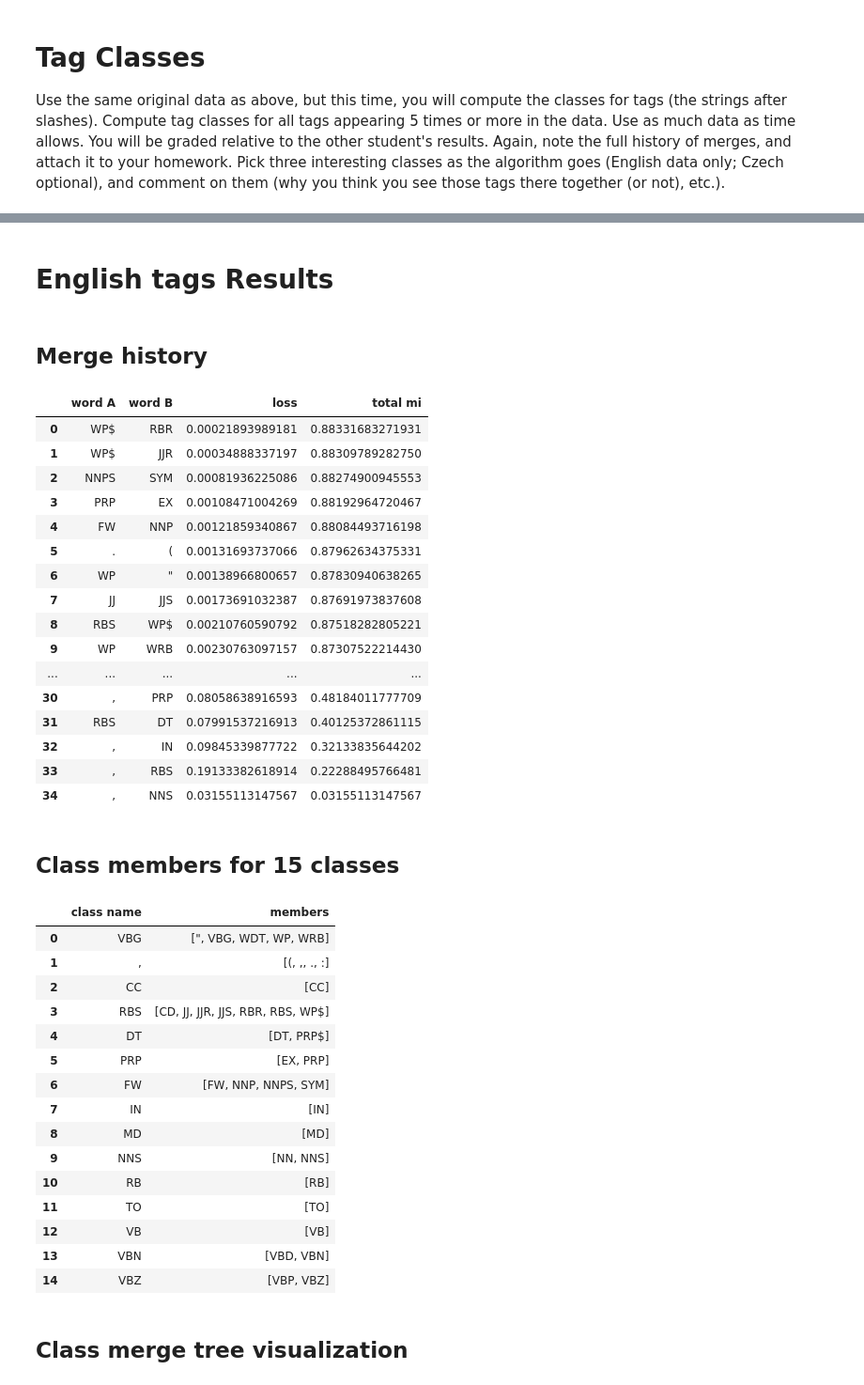
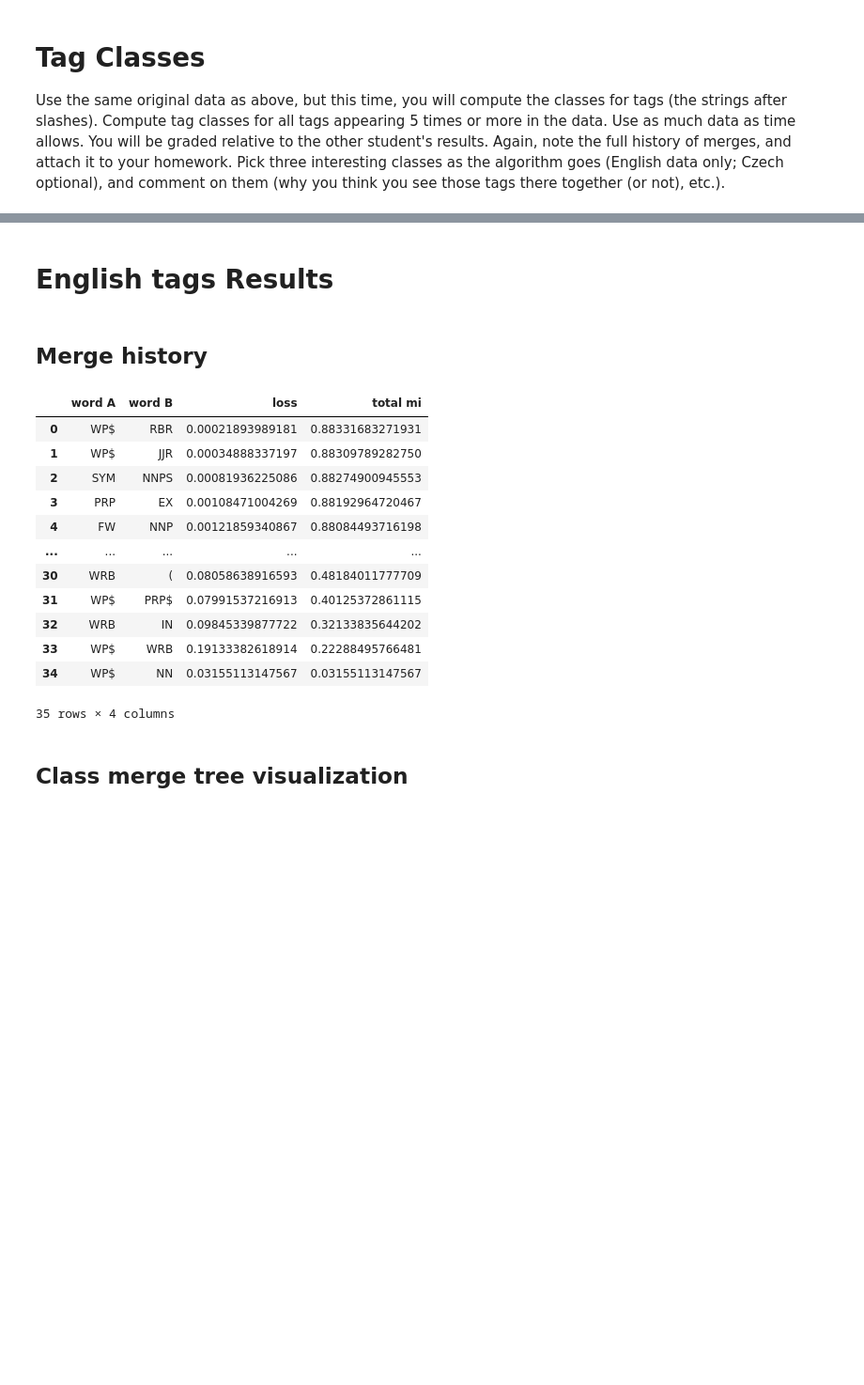
Before and after one commit to kukas/Words-and-The-Company-They-Keep, a Jupyter notebook: Word Classes.ipynb, the cells around one changed output, grey strips where cells are left out. Shown at 94% size. Saved outputs shown, nothing was run; the diff lists cells and outputs as text; code cells hidden in the pictures; blank space fills up the shorter version.

```diff
--- a/Word Classes.ipynb
+++ b/Word Classes.ipynb
@@ -50,9 +62,6 @@ def compute_full_hierarchy(data_path, input_data_type, occurence_threshold=10, l
     # Process first 8000 words
     word_list = word_list[:line_limit]
 
-    # Create vocabulary using the word list
-    # vocabulary = {word: idx for idx, word in enumerate(set(word_list))}
-
     # Create list of bigrams
     bigram_list = list(pairs(word_list, distance=1))
     bigram_list_mapped = bigram_list
@@ -60,7 +69,6 @@ def compute_full_hierarchy(data_path, input_data_type, occurence_threshold=10, l
     # Find N most common words and prepare the initial word classes
     _unigram_counts = Counter(word_list)
     _classes_list = [word for word, count in _unigram_counts.items() if count >= occurence_threshold]
-    _classes_list = sorted(_classes_list)
     classes = Classes(_classes_list)
 
     N = len(bigram_list)
@@ -95,7 +103,6 @@ def compute_full_hierarchy(data_path, input_data_type, occurence_threshold=10, l
         min_Lab = None
         min_a = None
         min_b = None
-
         unique_classes = classes.get_unique_classes()
         for i, a in enumerate(unique_classes):
             for b in unique_classes[i+1:]:
@@ -105,6 +112,12 @@ def compute_full_hierarchy(data_path, input_data_type, occurence_threshold=10, l
                     min_Lab = Lab
                     min_a = a
                     min_b = b
+
+#         Inspect the merging of the classes "The" and "the"
+#         if min_a in ["the", "The"] or min_b in ["the", "The"]:
+#             print(min_a, min_b, min_Lab)
+#             print("the", "The", compute_loss("the", "The", bigram_counts, left_unigram_counts, right_unigram_counts, s, q, N))
+#             print("The", "the", compute_loss("The", "the", bigram_counts, left_unigram_counts, right_unigram_counts, s, q, N))
 
         classes.merge_classes(min_a, min_b)
         k -= 1
@@ -123,15 +136,20 @@ def compute_full_hierarchy(data_path, input_data_type, occurence_threshold=10, l
 from IPython.core.display import display, HTML
 from graphviz import Digraph
 
-
 def display_experiment(experiment_name, merge_history, class_members):
-    pd.set_option('display.max_rows', None)
+    pd.set_option('display.max_rows', 30)
     pd.set_option('display.max_colwidth', None)
     pd.set_option('float_format', '{:,.14f}'.format)
 
     display(HTML(f'<h1>{experiment_name} Results</h1>'))
     display(HTML(f'<h2>Merge history</h2>'))
-    display(pd.DataFrame(merge_history))
+    merge_history_df = pd.DataFrame(merge_history)
+    display(merge_history_df)
+
+    # output to file
+    filename = experiment_name.replace(" ", "_")
+    merge_history_df.to_csv(f"output_word_classes/merge_history_{filename}.csv")
+
     if class_members is not None:
         display(HTML(f'<h2>Class members for 15 classes</h2>'))
         display(pd.DataFrame({
@@ -299,43 +327,22 @@ Wall time: 1min 34s
 # %%
 %%time
-merge_history, class_members_k15 = compute_full_hierarchy("data/TEXTEN1.ptg", 1, occurence_threshold=5, line_limit=999999, save_class_members_at_k=15)
-display_experiment("English tags", merge_history, class_members_k15)
+merge_history, class_members = compute_full_hierarchy("data/TEXTEN1.ptg", 1, occurence_threshold=5, line_limit=999999, save_class_members_at_k=23)
+display_experiment("English tags", merge_history, None)
 # %% [output]
 English tags Results
 Merge history
 |  | word A | word B | loss | total mi |
 | 0 | WP$ | RBR | 0.00021893989181 | 0.88331683271931 |
 | 1 | WP$ | JJR | 0.00034888337197 | 0.88309789282750 |
-| 2 | NNPS | SYM | 0.00081936225086 | 0.88274900945553 |
+| 2 | SYM | NNPS | 0.00081936225086 | 0.88274900945553 |
 | 3 | PRP | EX | 0.00108471004269 | 0.88192964720467 |
 | 4 | FW | NNP | 0.00121859340867 | 0.88084493716198 |
-| 5 | . | ( | 0.00131693737066 | 0.87962634375331 |
-| 6 | WP | " | 0.00138966800657 | 0.87830940638265 |
-| 7 | JJ | JJS | 0.00173691032387 | 0.87691973837608 |
-| 8 | RBS | WP$ | 0.00210760590792 | 0.87518282805221 |
-| 9 | WP | WRB | 0.00230763097157 | 0.87307522214430 |
 | ... | ... | ... | ... | ... |
-| 30 | , | PRP | 0.08058638916593 | 0.48184011777709 |
-| 31 | RBS | DT | 0.07991537216913 | 0.40125372861115 |
-| 32 | , | IN | 0.09845339877722 | 0.32133835644202 |
-| 33 | , | RBS | 0.19133382618914 | 0.22288495766481 |
-| 34 | , | NNS | 0.03155113147567 | 0.03155113147567 |
+| 30 | WRB | ( | 0.08058638916593 | 0.48184011777709 |
+| 31 | WP$ | PRP$ | 0.07991537216913 | 0.40125372861115 |
+| 32 | WRB | IN | 0.09845339877722 | 0.32133835644202 |
+| 33 | WP$ | WRB | 0.19133382618914 | 0.22288495766481 |
+| 34 | WP$ | NN | 0.03155113147567 | 0.03155113147567 |
+35 rows × 4 columns
-Class members for 15 classes
+Class merge tree visualization
-|  | class name | members |
-| 0 | VBG | [", VBG, WDT, WP, WRB] |
-| 1 | , | [(, ,, ., :] |
-| 2 | CC | [CC] |
-| 3 | RBS | [CD, JJ, JJR, JJS, RBR, RBS, WP$] |
-| 4 | DT | [DT, PRP$] |
-| 5 | PRP | [EX, PRP] |
-| 6 | FW | [FW, NNP, NNPS, SYM] |
-| 7 | IN | [IN] |
-| 8 | MD | [MD] |
-| 9 | NNS | [NN, NNS] |
-| 10 | RB | [RB] |
-| 11 | TO | [TO] |
-| 12 | VB | [VB] |
-| 13 | VBN | [VBD, VBN] |
-| 14 | VBZ | [VBP, VBZ] |
-Class merge tree visualization
 [drawing not drawn]
```
Also changed, not shown: parts of 17 cells of this notebook, 19 other files.
